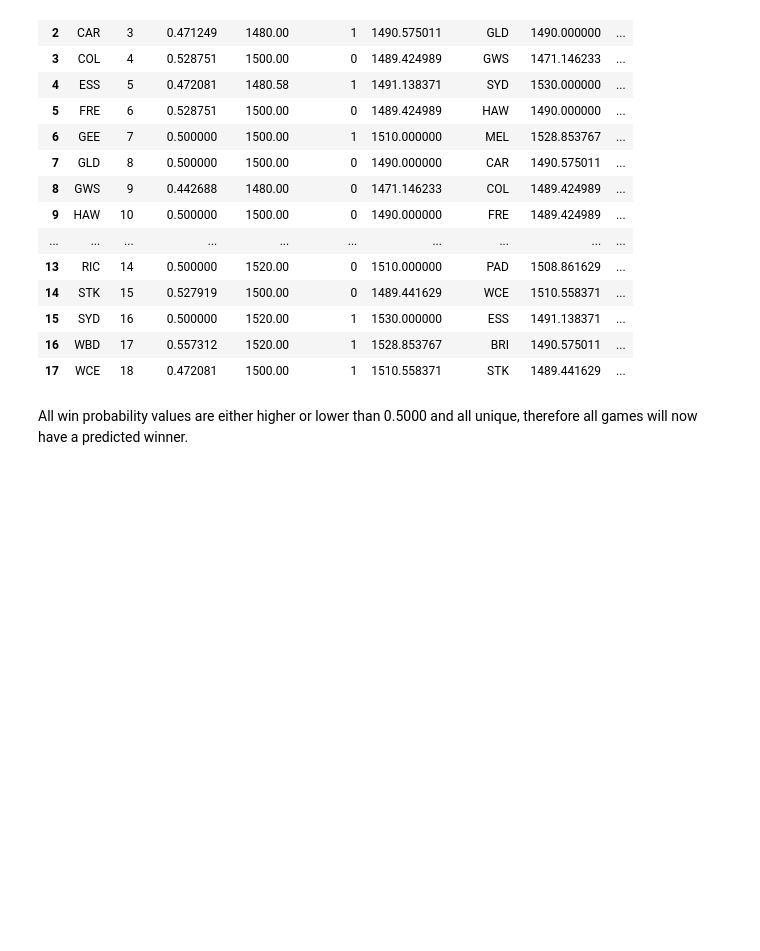
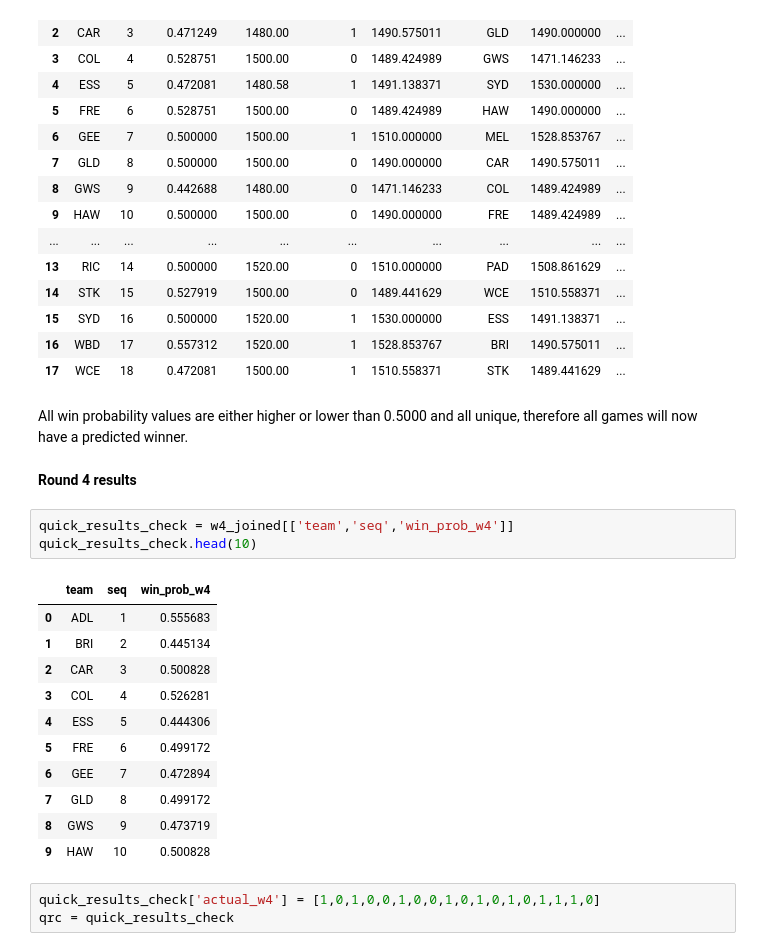
Before and after one commit to stevegabriel1/afl_elo_ratings, a Jupyter notebook: basic_version.ipynb, the cells around one changed output. Saved outputs shown, nothing was run; the diff lists cells and outputs as text; blank space fills up the shorter version.

```diff
--- a/basic_version.ipynb
+++ b/basic_version.ipynb
@@ -599,3 +599,23 @@ w4_joined
 | 17 | WCE | 18 | 0.472081 | 1500.00 | 1 | 1510.558371 | STK | 1489.441629 | ... |
 # %% [markdown]
 All win probability values are either higher or lower than 0.5000 and all unique, therefore all games will now have a predicted winner.
+# %% [markdown]
+**Round 4 results**
+# %%
+quick_results_check = w4_joined[['team','seq','win_prob_w4']]
+quick_results_check.head(10)
+# %% [output]
+|  | team | seq | win_prob_w4 |
+| 0 | ADL | 1 | 0.555683 |
+| 1 | BRI | 2 | 0.445134 |
+| 2 | CAR | 3 | 0.500828 |
+| 3 | COL | 4 | 0.526281 |
+| 4 | ESS | 5 | 0.444306 |
+| 5 | FRE | 6 | 0.499172 |
+| 6 | GEE | 7 | 0.472894 |
+| 7 | GLD | 8 | 0.499172 |
+| 8 | GWS | 9 | 0.473719 |
+| 9 | HAW | 10 | 0.500828 |
+# %%
+quick_results_check['actual_w4'] = [1,0,1,0,0,1,0,0,1,0,1,0,1,0,1,1,1,0]
+qrc = quick_results_check
```
Also changed, not shown: parts of 6 cells of this notebook.
